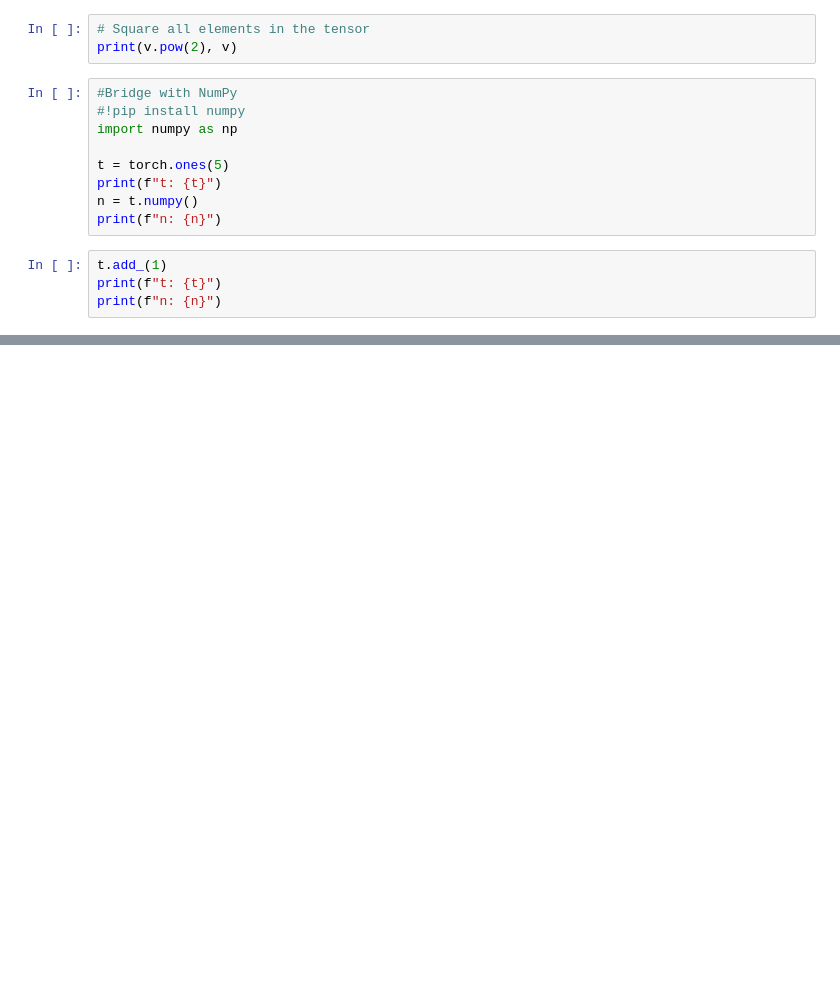
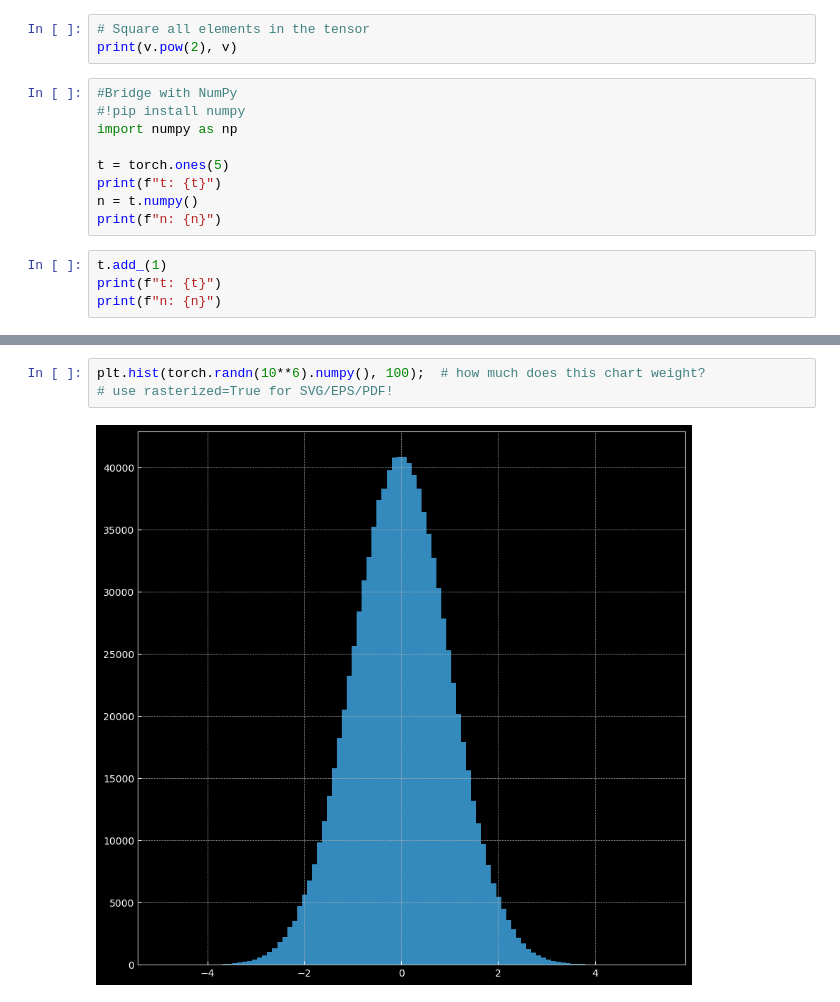
Before and after one commit to neuroneural/Deep_Learning_Catalyst, a Jupyter notebook: 01. Introduction to deep learning & pytorch.ipynb, the cells around one changed output, grey strips where cells are left out. Drawn from its saved outputs; the diff is of its cells as text; blank space fills up the shorter version.

```diff
--- a/01. Introduction to deep learning & pytorch.ipynb
+++ b/01. Introduction to deep learning & pytorch.ipynb
@@ -154,0 +319,5 @@ print(f"n: {n}")
+# %%
+plt.hist(torch.randn(10**6).numpy(), 100);  # how much does this chart weight?
+# use rasterized=True for SVG/EPS/PDF!
+# %% [output]
+[figure, added]
```
Also changed, not shown: parts of 43 cells of this notebook, 1 other file.
